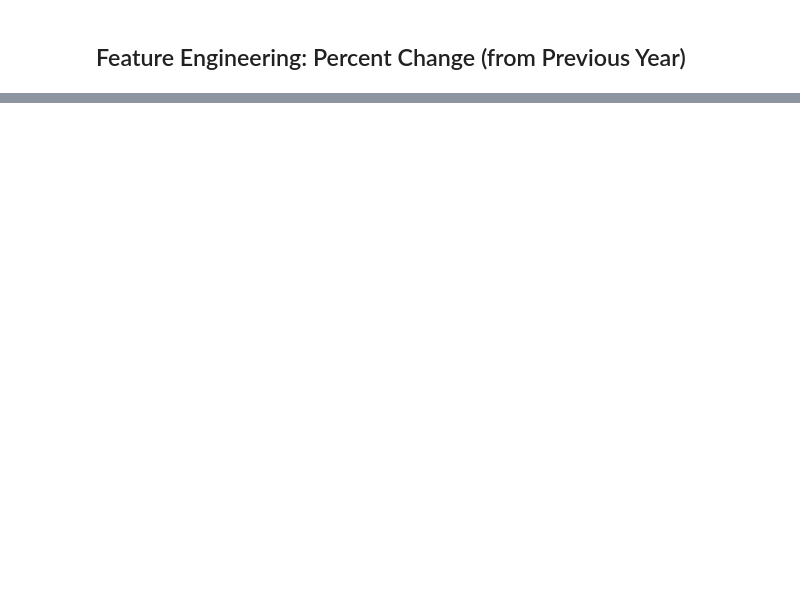
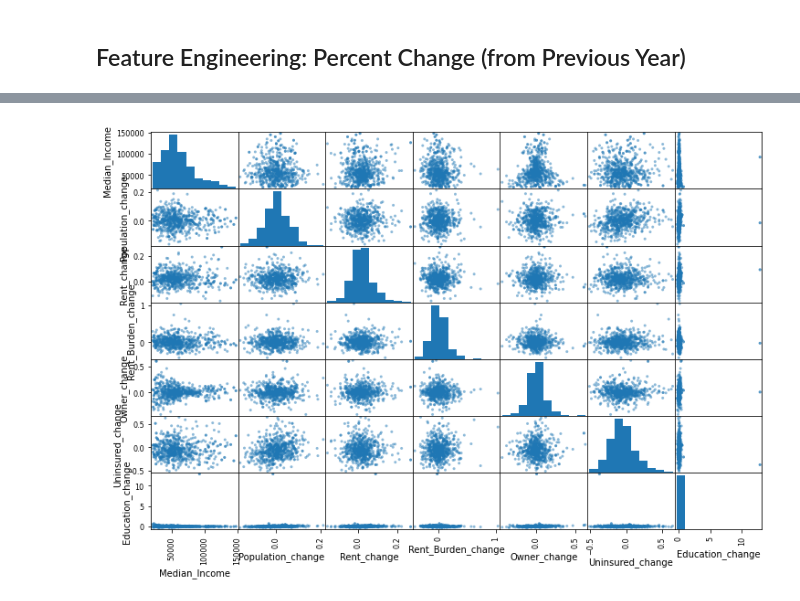
Before and after one commit to aforshee/machinelearning, a Jupyter notebook: Dev/KM/Regression Models.ipynb, the cells around one changed output, grey strips where cells are left out. Cells and saved outputs as stored; diff of their text form; code cells hidden in the pictures; blank space fills up the shorter version.

```diff
--- a/Dev/KM/Regression Models.ipynb
+++ b/Dev/KM/Regression Models.ipynb
@@ -246,0 +305,6 @@ print(f"Testing Score: {testing_score_scaled}")
+# %%
+scatter_matrix(df, figsize=(12,8))
+
+plt.show()
+# %% [output]
+[figure, added]
```
Also changed, not shown: parts of 14 cells of this notebook, 1 other file.
